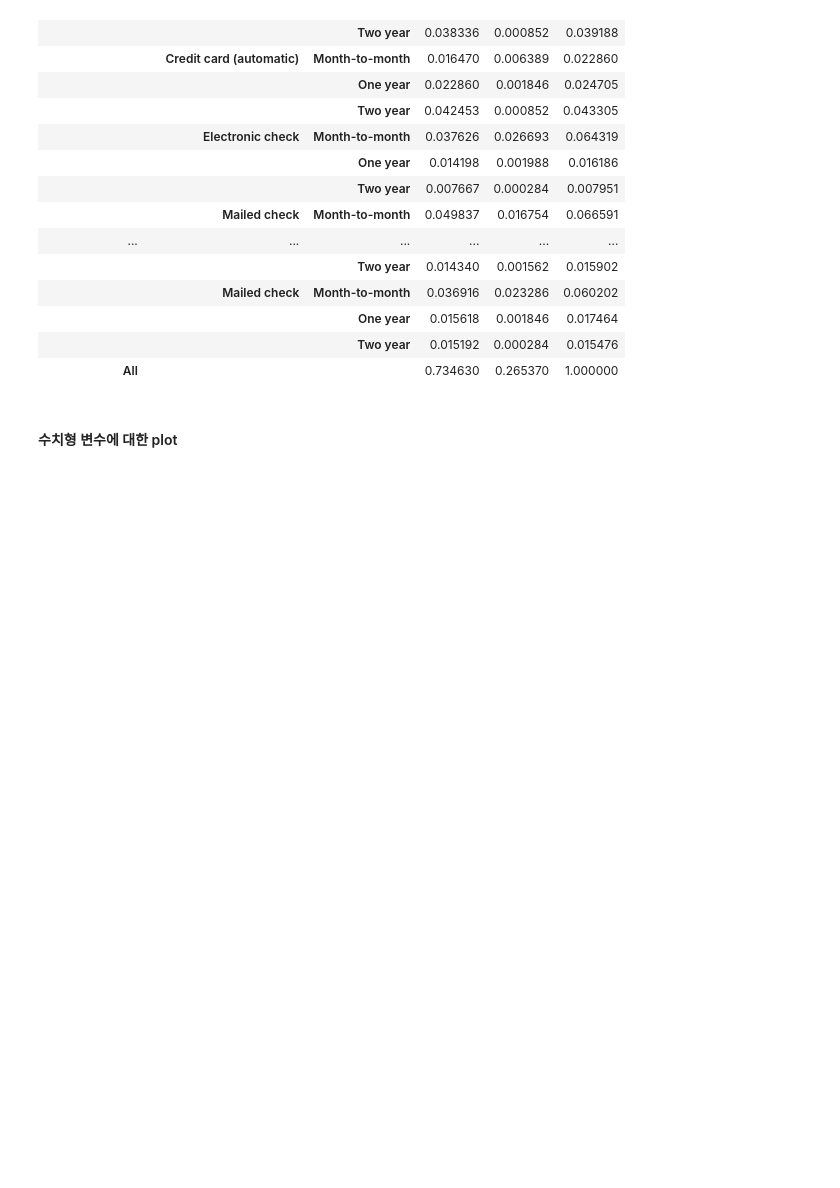
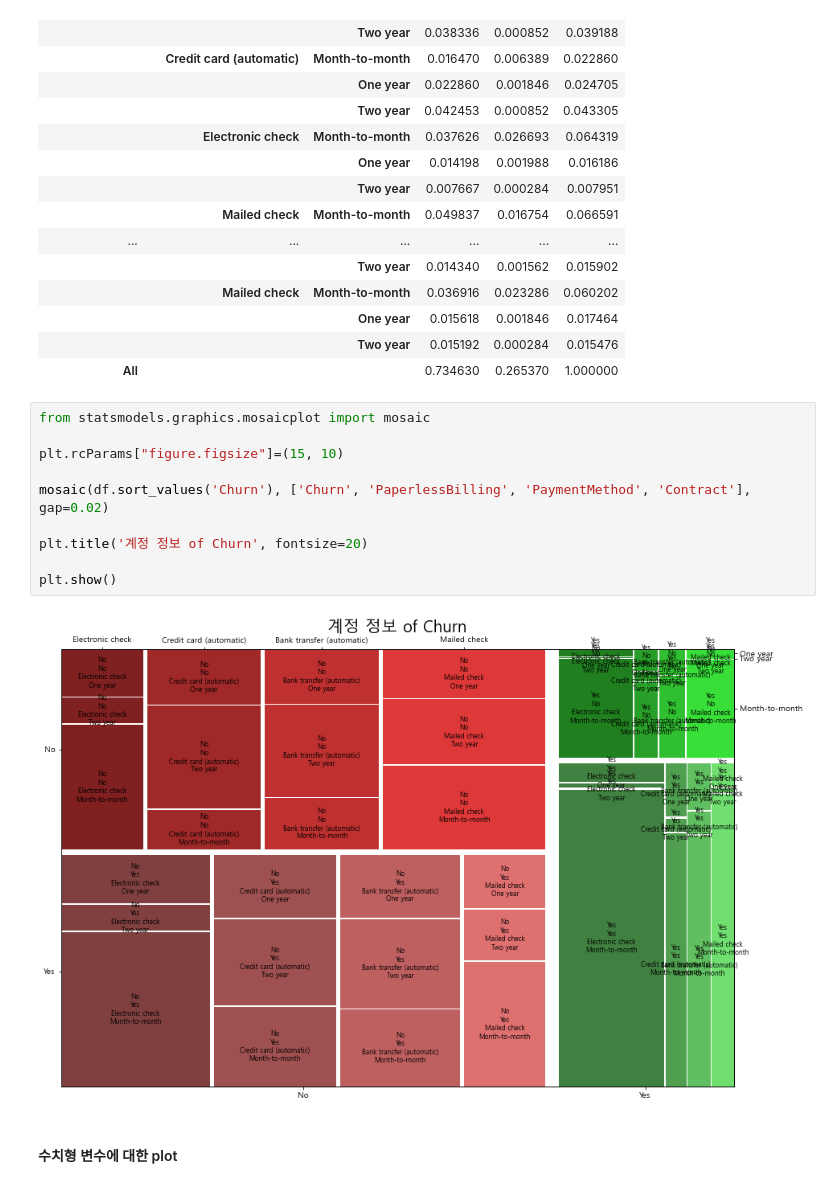
Before and after one commit to parkseonga/Kaggle_EDA, a Jupyter notebook: Practical training/Telco Customer.ipynb, the cells around one changed output. Cells and saved outputs as stored; diff of their text form; blank space fills up the shorter version.

Commit message:
Add mosaic plot

```diff
--- a/Practical training/Telco Customer.ipynb
+++ b/Practical training/Telco Customer.ipynb
@@ -473,6 +473,18 @@ pd.crosstab([df.PaperlessBilling,df.PaymentMethod,df.Contract],df.Churn,margins=
 |  |  | One year | 0.015618 | 0.001846 | 0.017464 |
 |  |  | Two year | 0.015192 | 0.000284 | 0.015476 |
 | All |  |  | 0.734630 | 0.265370 | 1.000000 |
+# %%
+from statsmodels.graphics.mosaicplot import mosaic
+
+plt.rcParams["figure.figsize"]=(15, 10)
+
+mosaic(df.sort_values('Churn'), ['Churn', 'PaperlessBilling', 'PaymentMethod', 'Contract'], gap=0.02)
+
+plt.title('계정 정보 of Churn', fontsize=20)
+
+plt.show()
+# %% [output]
+[figure, added]
 # %% [markdown]
 #### 수치형 변수에 대한 plot
 # %%
```
Also changed, not shown: parts of 1 cell of this notebook.
